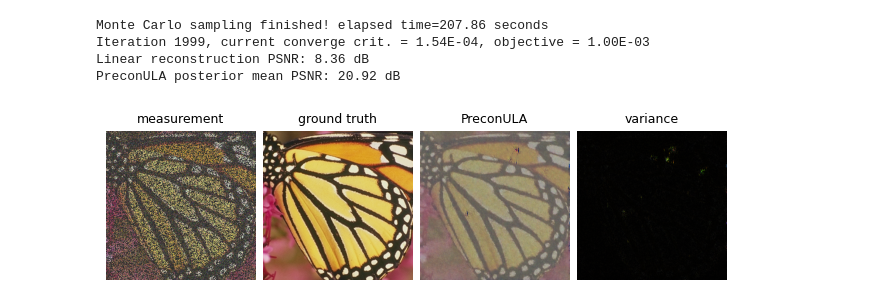
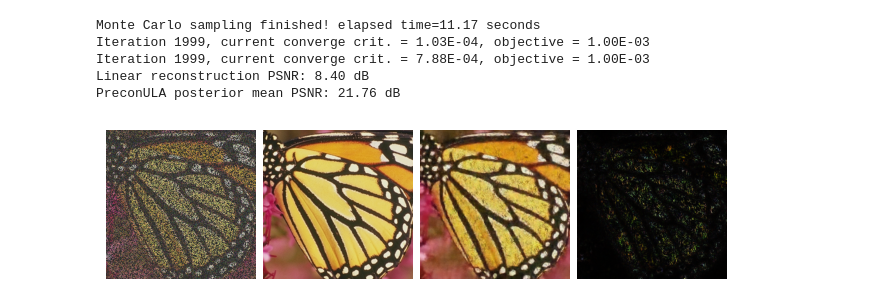
Before and after one commit to JaybeeH32/GenerativeModellingProject, a Jupyter notebook: PMC.ipynb, the cells around one changed output. Cells and saved outputs as stored; diff of their text form; code cells hidden in the pictures.

```diff
--- a/PMC.ipynb
+++ b/PMC.ipynb
@@ -67,28 +67,11 @@ class PMCPnPIterator(torch.nn.Module):
 
 class PMCPnP(dinv.sampling.MonteCarlo):
     def __init__(
-        self,
-        prior,
-        data_fidelity,
-        sigma,
-        gamma,
-        alpha,
-        max_iter=1e3,
-        thinning=1,
-        burnin_ratio=0.4,
-        clip=(-1, 2),
-        verbose=True,
+        self, prior, data_fidelity, sigma, gamma, alpha, max_iter=1e3, thinning=1, burnin_ratio=0.4, clip=(0, 1), verbose=True,
     ):
         # generate an iterator
         iterator = PMCPnPIterator(gamma=gamma, sigma=sigma, alpha=alpha)
         # set the params of the base class
         super().__init__(
-            iterator,
-            prior,
-            data_fidelity,
-            max_iter=max_iter,
-            thinning=thinning,
-            burnin_ratio=burnin_ratio,
-            clip=clip,
-            verbose=verbose,
+            iterator, prior, data_fidelity, max_iter=max_iter, thinning=thinning, burnin_ratio=burnin_ratio, clip=clip, verbose=verbose,
         )
@@ -95,5 +106,5 @@ class PMCPnP(dinv.sampling.MonteCarlo):
 # %%
-gamma = 1e-3
+gamma = 1.e-4
 alpha = 1
 iterations = int(2e3) if torch.cuda.is_available() else 10
 
@@ -116,13 +127,15 @@ print(f"Linear reconstruction PSNR: {dinv.utils.metric.cal_psnr(x, x_lin):.2f} d
 print(
     f"PreconULA posterior mean PSNR: {dinv.utils.metric.cal_psnr(x, pula_mean):.2f} dB"
 )
-
-# plot results
-imgs = [x_lin, x, pula_mean, pula_var]
-plot(imgs, titles=["measurement", "ground truth", "PreconULA", "variance"])
 # %% [output]
-Monte Carlo sampling finished! elapsed time=207.86 seconds
-Iteration 1999, current converge crit. = 1.54E-04, objective = 1.00E-03
-Linear reconstruction PSNR: 8.36 dB
-PreconULA posterior mean PSNR: 20.92 dB
+Monte Carlo sampling finished! elapsed time=11.17 seconds
+Iteration 1999, current converge crit. = 1.03E-04, objective = 1.00E-03
+Iteration 1999, current converge crit. = 7.88E-04, objective = 1.00E-03
+Linear reconstruction PSNR: 8.40 dB
+PreconULA posterior mean PSNR: 21.76 dB
-[figure, removed]
+# %%
+# plot results
+imgs = [x_lin, x, pula_mean, pula_var]
+plot(imgs)
+# %% [output]
+[figure, added]
```
Also changed, not shown: parts of 4 cells of this notebook.
